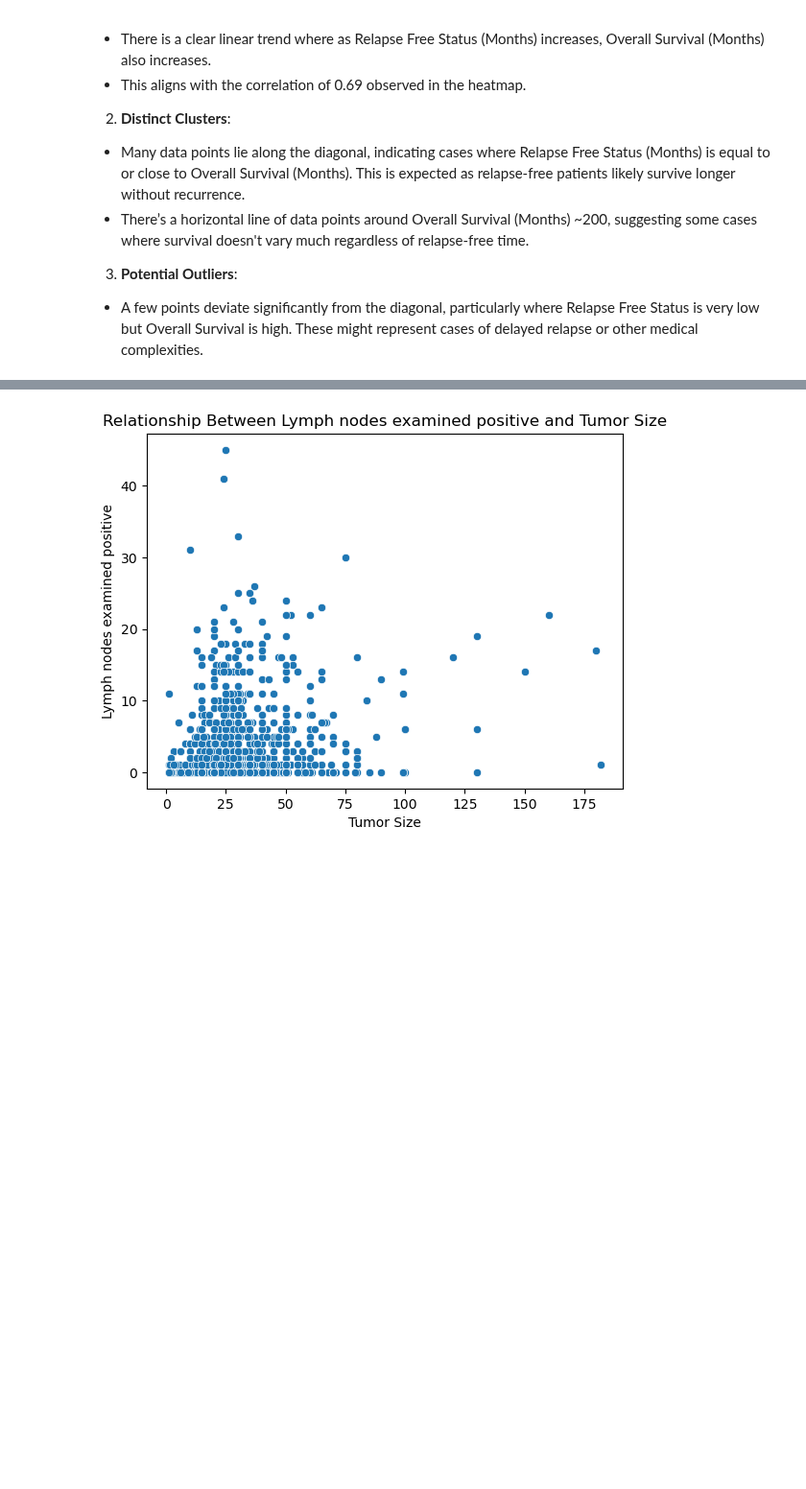
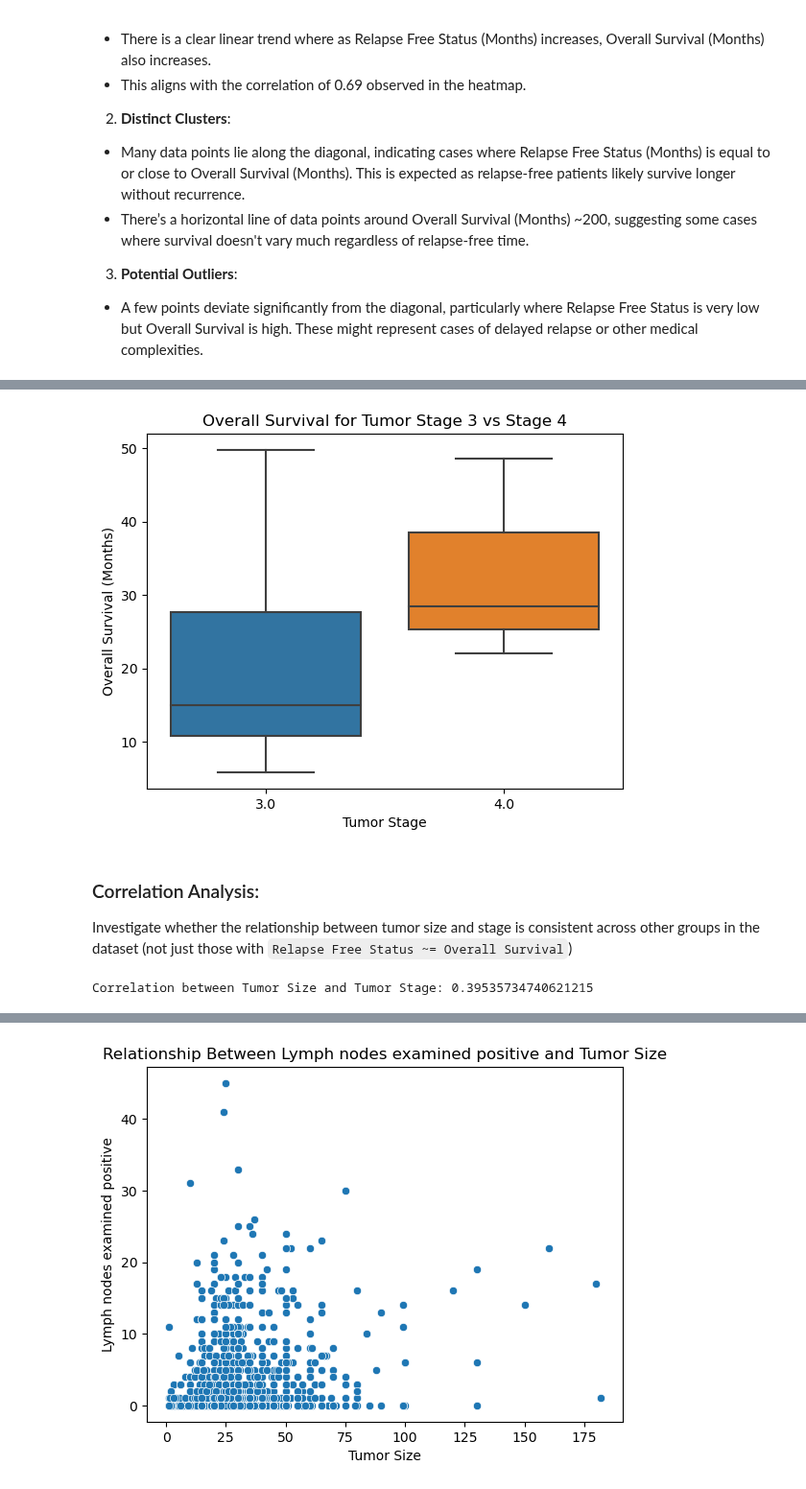
Before and after one commit to sowmyamaddali/Breast-Cancer--METABRIC, a Jupyter notebook: notebooks/eda_analysis.ipynb, the cells around one changed output, grey strips where cells are left out. Shown at 96% size. Saved outputs shown, nothing was run; the diff lists cells and outputs as text; code cells hidden in the pictures; blank space fills up the shorter version.

```diff
--- a/notebooks/eda_analysis.ipynb
+++ b/notebooks/eda_analysis.ipynb
@@ -190,0 +246,17 @@ Identify the patients with large tumor sizes (**assuming** above 80) and analyze
+# %%
+# Compare survival times for Stage 3 and Stage 4
+stage_3_4 = close_cases[close_cases['Tumor Stage'].isin([3, 4])]
+sns.boxplot(x=stage_3_4['Tumor Stage'], y=stage_3_4['Overall Survival (Months)'])
+plt.title("Overall Survival for Tumor Stage 3 vs Stage 4")
+plt.show()
+# %% [output]
+[figure, added]
+# %% [markdown]
+### Correlation Analysis:
+Investigate whether the relationship between tumor size and stage is consistent across other groups in the dataset (not just those with `Relapse Free Status ~= Overall Survival`)
+# %%
+# Correlation across the entire dataset
+correlation = data['Tumor Size'].corr(data['Tumor Stage'])
+print(f"Correlation between Tumor Size and Tumor Stage: {correlation}")
+# %% [output]
+Correlation between Tumor Size and Tumor Stage: 0.39535734740621215
```
Also changed, not shown: parts of 16 cells of this notebook.
